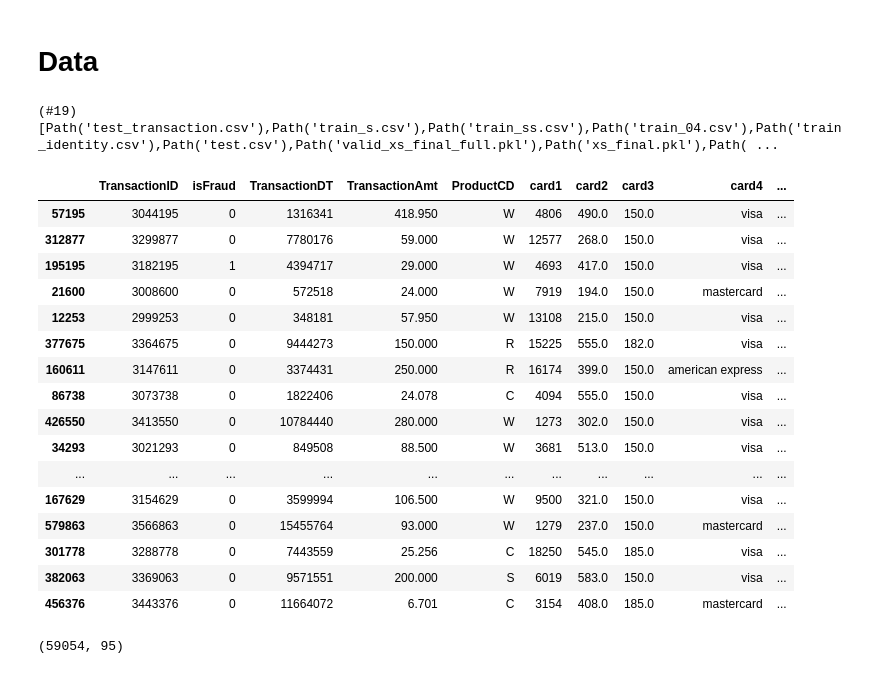
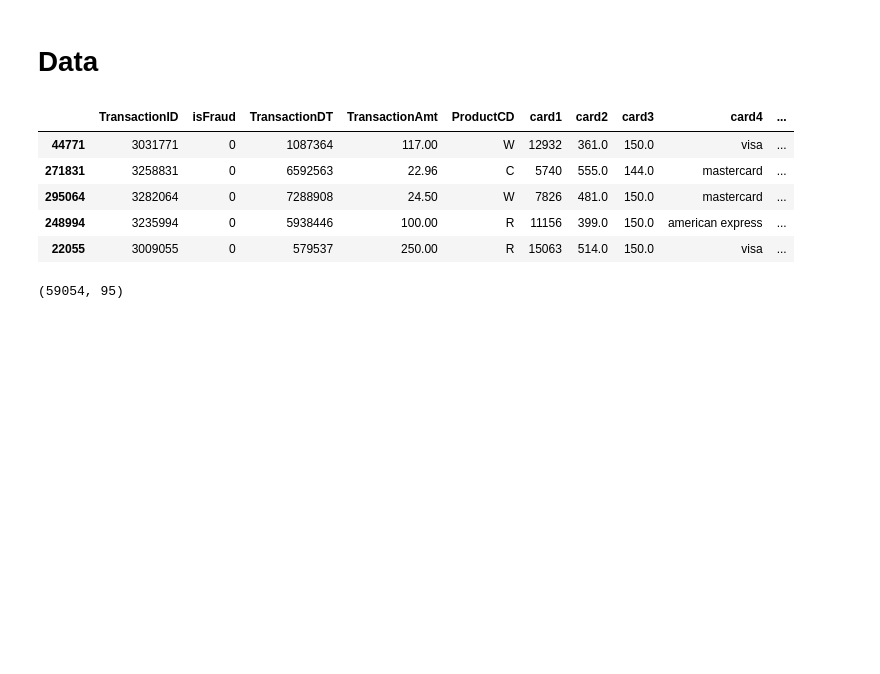
Before and after one commit to BoronII/fraud-detection-pytorch-scikit-fastai, a Jupyter notebook: 02_RF-no-feature-eng-simplified-data.ipynb, the cells around one changed output. Saved outputs shown, nothing was run; the diff lists cells and outputs as text; code cells hidden in the pictures; blank space fills up the shorter version.

```diff
--- a/02_RF-no-feature-eng-simplified-data.ipynb
+++ b/02_RF-no-feature-eng-simplified-data.ipynb
@@ -22,32 +22,17 @@ path = Path('/Users/baranserajelahi/Codes/fraud-detection-pytorch-scikit-fastai/
 Path.BASE_PATH = path
 pd.options.display.max_rows = 200
 pd.options.display.max_columns = 120
-# %%
-path.ls()
-# %% [output]
-(#19) [Path('test_transaction.csv'),Path('train_s.csv'),Path('train_ss.csv'),Path('train_04.csv'),Path('train_identity.csv'),Path('test.csv'),Path('valid_xs_final_full.pkl'),Path('xs_final.pkl'),Path( ...
 # %%
 train_ss = pd.read_csv(path/'train_ss.csv', index_col=[0], low_memory=False)
 # %%
-train_ss.head(20)
+train_ss.head()
 # %% [output]
 |  | TransactionID | isFraud | TransactionDT | TransactionAmt | ProductCD | card1 | card2 | card3 | card4 | ... |
-| 57195 | 3044195 | 0 | 1316341 | 418.950 | W | 4806 | 490.0 | 150.0 | visa | ... |
-| 312877 | 3299877 | 0 | 7780176 | 59.000 | W | 12577 | 268.0 | 150.0 | visa | ... |
-| 195195 | 3182195 | 1 | 4394717 | 29.000 | W | 4693 | 417.0 | 150.0 | visa | ... |
-| 21600 | 3008600 | 0 | 572518 | 24.000 | W | 7919 | 194.0 | 150.0 | mastercard | ... |
-| 12253 | 2999253 | 0 | 348181 | 57.950 | W | 13108 | 215.0 | 150.0 | visa | ... |
-| 377675 | 3364675 | 0 | 9444273 | 150.000 | R | 15225 | 555.0 | 182.0 | visa | ... |
-| 160611 | 3147611 | 0 | 3374431 | 250.000 | R | 16174 | 399.0 | 150.0 | american express | ... |
-| 86738 | 3073738 | 0 | 1822406 | 24.078 | C | 4094 | 555.0 | 150.0 | visa | ... |
-| 426550 | 3413550 | 0 | 10784440 | 280.000 | W | 1273 | 302.0 | 150.0 | visa | ... |
-| 34293 | 3021293 | 0 | 849508 | 88.500 | W | 3681 | 513.0 | 150.0 | visa | ... |
-| ... | ... | ... | ... | ... | ... | ... | ... | ... | ... | ... |
-| 167629 | 3154629 | 0 | 3599994 | 106.500 | W | 9500 | 321.0 | 150.0 | visa | ... |
-| 579863 | 3566863 | 0 | 15455764 | 93.000 | W | 1279 | 237.0 | 150.0 | mastercard | ... |
-| 301778 | 3288778 | 0 | 7443559 | 25.256 | C | 18250 | 545.0 | 185.0 | visa | ... |
-| 382063 | 3369063 | 0 | 9571551 | 200.000 | S | 6019 | 583.0 | 150.0 | visa | ... |
-| 456376 | 3443376 | 0 | 11664072 | 6.701 | C | 3154 | 408.0 | 185.0 | mastercard | ... |
+| 44771 | 3031771 | 0 | 1087364 | 117.00 | W | 12932 | 361.0 | 150.0 | visa | ... |
+| 271831 | 3258831 | 0 | 6592563 | 22.96 | C | 5740 | 555.0 | 144.0 | mastercard | ... |
+| 295064 | 3282064 | 0 | 7288908 | 24.50 | W | 7826 | 481.0 | 150.0 | mastercard | ... |
+| 248994 | 3235994 | 0 | 5938446 | 100.00 | R | 11156 | 399.0 | 150.0 | american express | ... |
+| 22055 | 3009055 | 0 | 579537 | 250.00 | R | 15063 | 514.0 | 150.0 | visa | ... |
 # %%
 train_ss.shape
 # %% [output]
```
Also changed, not shown: parts of 11 cells of this notebook.
